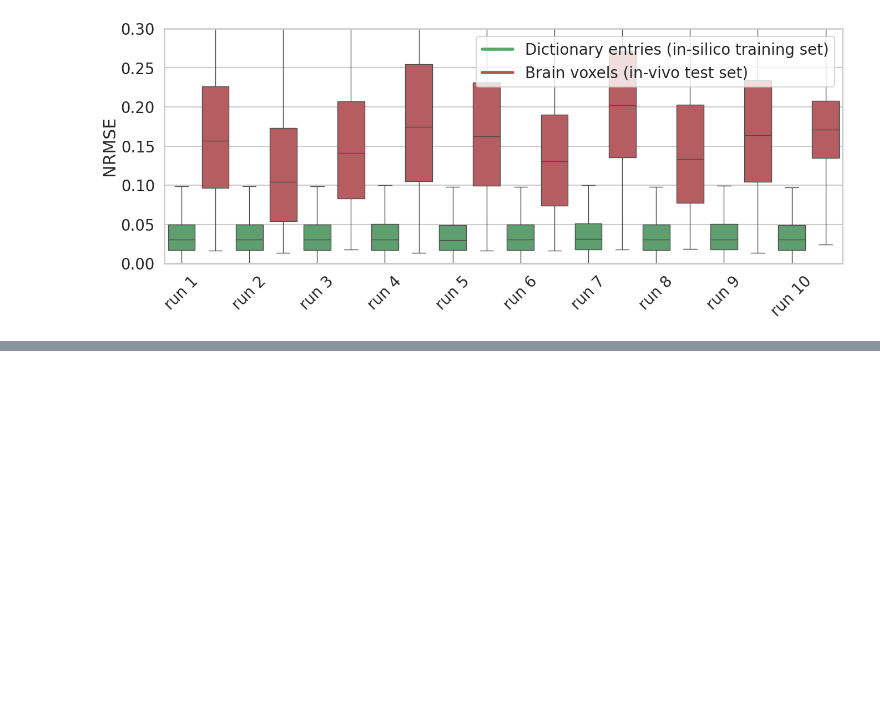
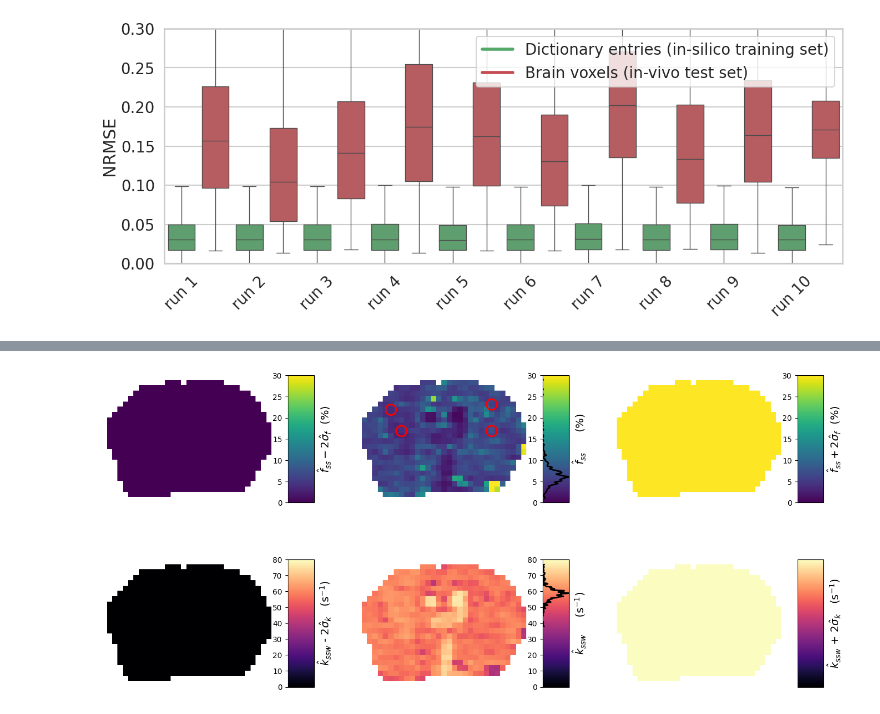
Before and after one commit to ronmoneta-tau/neural-fitting, a Jupyter notebook: Rons/demo_mice.ipynb, the cells around one changed output, grey strips where cells are left out. Drawn from its saved outputs; the diff is of its cells as text; code cells hidden in the pictures; blank space fills up the shorter version.

```diff
--- a/Rons/demo_mice.ipynb
+++ b/Rons/demo_mice.ipynb
@@ -274,0 +399,75 @@ The palette list has fewer values (2) than needed (20) and will cycle, which may
+# %%
+import analyze_uncertainty as au
+reload(au)
+
+mt_tissue_param_est = mt_tissue_params_est
+
+k_val = mt_tissue_param_est['kc_T'] # [:,sli,:]
+f_val = 100*mt_tissue_param_est['fc_T'] #[:,sli,:]
+u = mt_tissue_param_est['ucov'].reshape((*data_feed_mt.shape, 2, 2))
+s = mt_tissue_param_est['scov'].reshape((*data_feed_mt.shape, 2, 2))
+cov = mt_tissue_param_est['cov'].reshape((*data_feed_mt.shape, 2, 2))
+
+dfk = np.array([1, 0])[None, None, None, :, None]
+dfk = u @ jnp.sqrt(s) @ dfk
+df_c_0 = dfk[..., 0, 0] * infer.infer_config.fc_scale_fact
+dk_ca_0 = dfk[..., 1, 0] * infer.infer_config.kc_scale_fact
+dfk = np.array([0, 1])[None, None, None, :, None]
+dfk = u @ jnp.sqrt(s) @ dfk
+df_c_1 = dfk[..., 0, 0] * infer.infer_config.fc_scale_fact
+dk_ca_1 = dfk[..., 1, 0] * infer.infer_config.kc_scale_fact
+
+f_total = np.sqrt(df_c_0**2 + df_c_1**2)
+k_total = np.sqrt(dk_ca_0**2 + dk_ca_1**2)
+
+f_sigma = 100*f_total
+k_sigma = k_total
+
+sli = 0
+fig, axes = plt.subplots(2, 3, figsize=(17, 8))
+explore_amide_uncertainty = False
+
+map = f_val[:,sli,:] - 2*f_sigma[:,sli,:]
+img = axes[0, 0].imshow(map, vmin=0, vmax=30 if not explore_amide_uncertainty else 1, cmap='viridis');
+cbar = au.cbarhist(img, map,axes[0, 0], pad=0.2)
+cbar.set_label(r'$\hat{f}_{ss} - 2\hat{\sigma}_f$  (%)'.replace('ss', 's' if explore_amide_uncertainty else 'ss'), fontsize=14)
+cbar.ax.yaxis.set_ticks_position('left')
+map = f_val[:,sli,:]
+img = axes[0, 1].imshow(map, vmin=0, vmax=30 if not explore_amide_uncertainty else 1, cmap='viridis');
+cbar = au.cbarhist(img, map,axes[0, 1], pad=0.2)
+cbar.set_label(r'$\hat{f}_{ss}$      (%)'.replace('ss', 's' if explore_amide_uncertainty else 'ss'), fontsize=14)
+cbar.ax.yaxis.set_ticks_position('left')
+map = f_val[:,sli,:] + 2*f_sigma[:,sli,:]
+img = axes[0, 2].imshow(map, vmin=0, vmax=30 if not explore_amide_uncertainty else 1, cmap='viridis');
+cbar = au.cbarhist(img, map, axes[0, 2], pad=0.2)
+cbar.set_label(r'$\hat{f}_{ss} + 2\hat{\sigma}_f$  (%)'.replace('ss', 's' if explore_amide_uncertainty else 'ss'), fontsize=14)
+#cbar.set_label(r'f$_{ss}$ (%) :  $\mu+2\sigma$', fontsize=14)
+cbar.ax.yaxis.set_ticks_position('left')
+map = k_val[:,sli,:] - 2*k_sigma[:,sli,:]
+img = axes[1, 0].imshow(map, vmin=0, vmax=80 if not explore_amide_uncertainty else 500, cmap='magma');
+cbar = au.cbarhist(img, map,axes[1, 0], pad=0.2)
+cbar.set_label(r'$\hat{k}_{ssw}$ - 2$\hat{\sigma}_k$   (s$^{-1}$)'.replace('ss', 's' if explore_amide_uncertainty else 'ss'), fontsize=14)
+cbar.ax.yaxis.set_ticks_position('left')
+map = k_val[:,sli,:]
+img = axes[1, 1].imshow(map, vmin=0, vmax=80 if not explore_amide_uncertainty else 500, cmap='magma');
+cbar = au.cbarhist(img, map,axes[1, 1], pad=0.2)
+cbar.set_label(r'$\hat{k}_{ssw}$     (s$^{-1}$)'.replace('ss', 's' if explore_amide_uncertainty else 'ss'), fontsize=14)
+cbar.ax.yaxis.set_ticks_position('left')
+map = k_val[:,sli,:] + 2*k_sigma[:,sli,:]
+img = axes[1, 2].imshow(map, vmin=0, vmax=80 if not explore_amide_uncertainty else 500, cmap='magma');
+cbar = au.cbarhist(img, map, axes[1, 2], pad=0.2)
+cbar.set_label(r'$\hat{k}_{ssw}$ + 2$\hat{\sigma}_k$   (s$^{-1}$)'.replace('ss', 's' if explore_amide_uncertainty else 'ss'), fontsize=14)
+cbar.ax.yaxis.set_ticks_position('left')
+
+for ax in axes.flatten():
+    utils.remove_spines(ax)
+
+import matplotlib.patches as patches
+
+points = [[6, 6], [10, 8], [5, 25], [10, 25]]
+for point in points:
+    circle = patches.Circle((point[1], point[0]), 1, facecolor='none', edgecolor='red', linewidth=2)
+    axes[0, 1].add_patch(circle)
+    #axes[0, 1].set_ylim(map.shape[0], 0)
+# %% [output]
+[figure, added]
```
Also changed, not shown: parts of 19 cells of this notebook, 3 other files.
